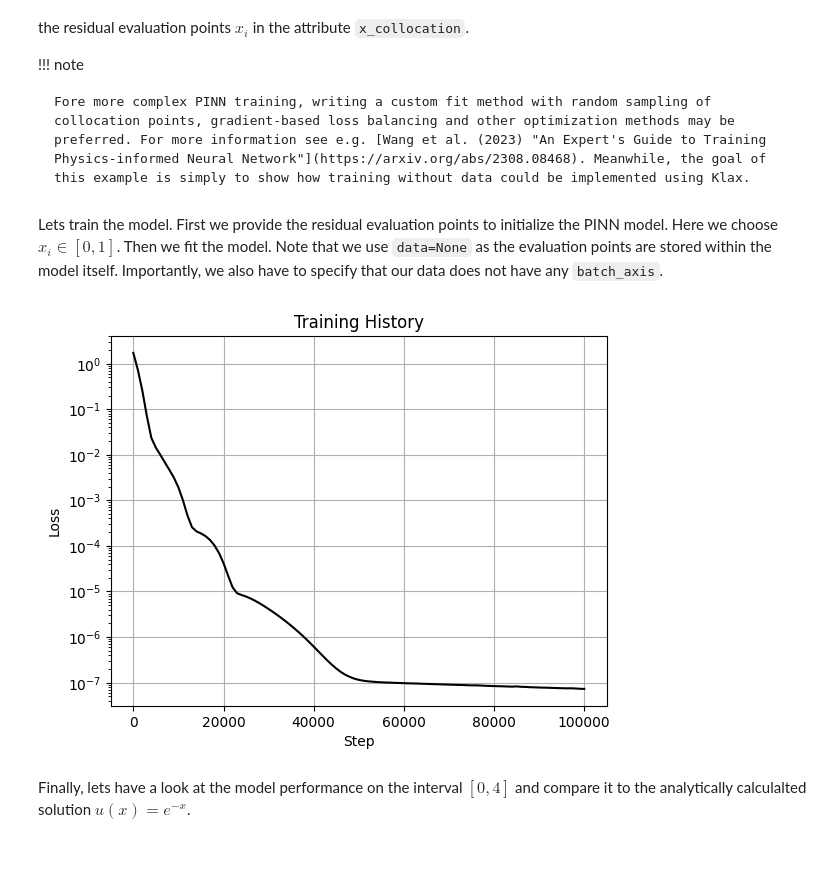
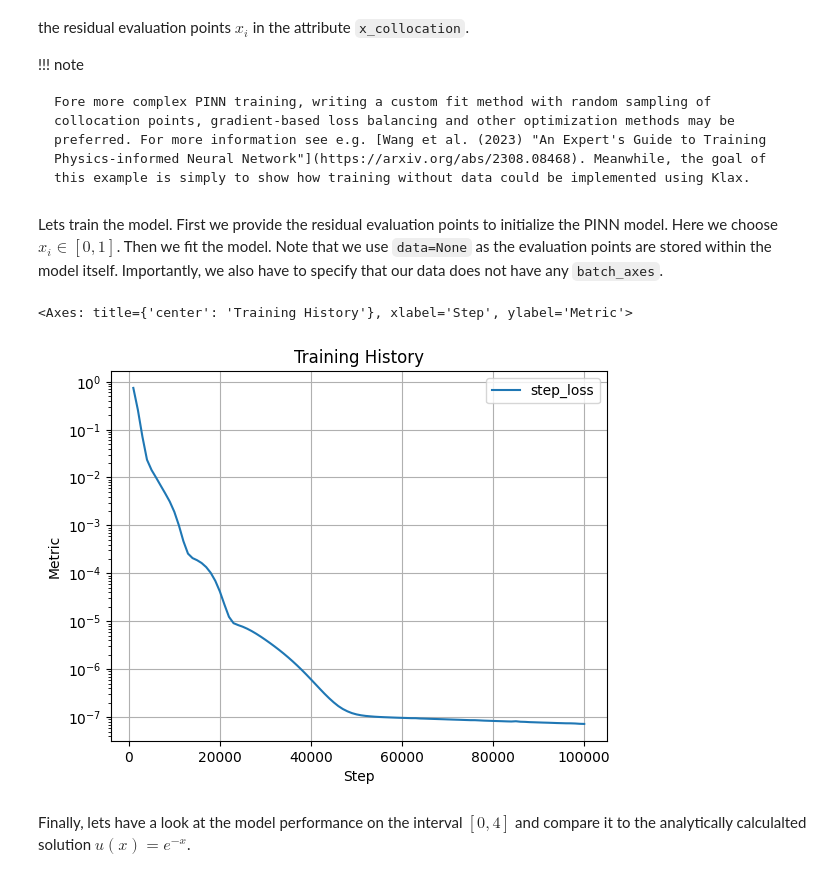
Before and after one commit to Drenderer/klax, a Jupyter notebook: docs/examples/training_without_data.ipynb, the cells around one changed output. Drawn from its saved outputs; the diff is of its cells as text; code cells hidden in the pictures.

```diff
--- a/docs/examples/training_without_data.ipynb
+++ b/docs/examples/training_without_data.ipynb
@@ -48,8 +48,9 @@ class PINN(eqx.Module):
     def __call__(self, x):
         return self.mlp(x)
 
+    @klax.loss
     @staticmethod
-    def residural_loss(model, batch, batch_axis):
+    def residural_loss(model, batch, batch_axes):
         """Residual loss definition.
 
         We define a loss function that penalizes the residual of the ODE
@@ -70,26 +71,27 @@ class PINN(eqx.Module):
 
         return residual_loss + 0.1 * bc_loss  # Manual loss balancing
 # %% [markdown]
-Lets train the model. First we provide the residual evaluation points to initialize the PINN model. Here we choose $x_i \in [0,1]$. Then we fit the model. Note that we use `data=None` as the evaluation points are stored within the model itself. Importantly, we also have to specify that our data does not have any `batch_axis`.
+Lets train the model. First we provide the residual evaluation points to initialize the PINN model. Here we choose $x_i \in [0,1]$. Then we fit the model. Note that we use `data=None` as the evaluation points are stored within the model itself. Importantly, we also have to specify that our data does not have any `batch_axes`.
 # %%
 x_collocation = jnp.linspace(0, 1, 100)
 model_key, training_key = jr.split(jr.key(0))
 model = PINN(x_collocation, key=model_key)
 
 model, history = klax.fit(
     model,
     data=None,
-    batch_axis=None,
+    batch_axes=None,
     steps=100_000,
     optimizer=optax.adam(1e-5),
-    loss_fn=model.residural_loss,
+    loss=model.residural_loss,
     history=klax.HistoryCallback(log_every=1000, verbose=False),
     key=training_key,
 )
 
 history.plot()
 # %% [output]
+<Axes: title={'center': 'Training History'}, xlabel='Step', ylabel='Metric'>
-[figure, old version]
+[figure, new version]
 # %% [markdown]
 Finally, lets have a look at the model performance on the interval $[0,4]$ and compare it to the analytically calculalted solution $u(x)=e^{-x}$.
 # %%
```
Also changed, not shown: 3 other files.
